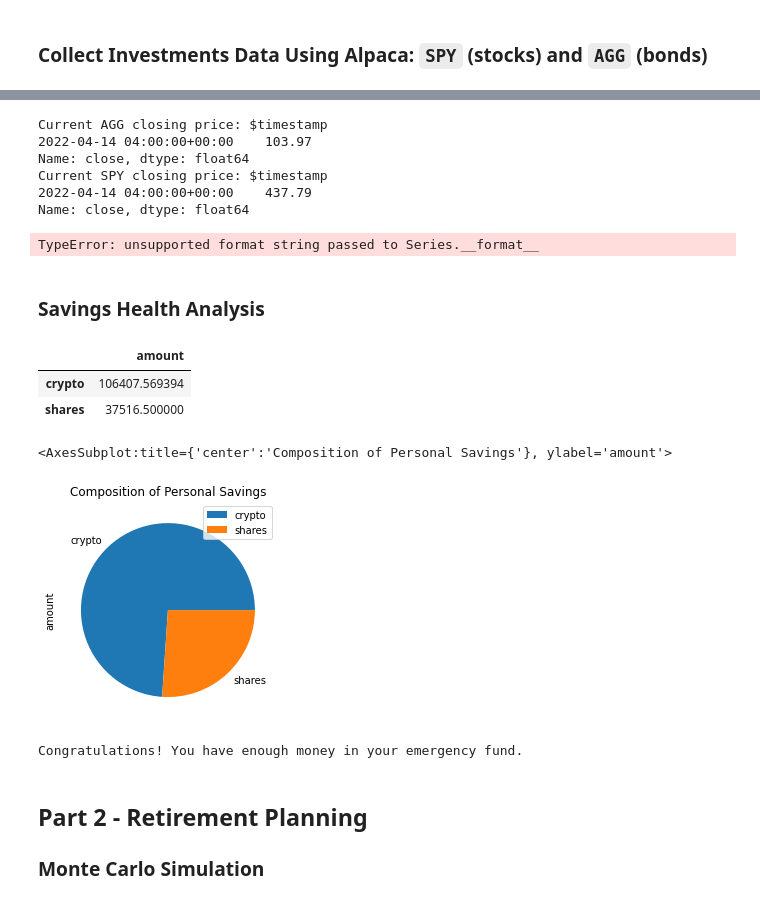
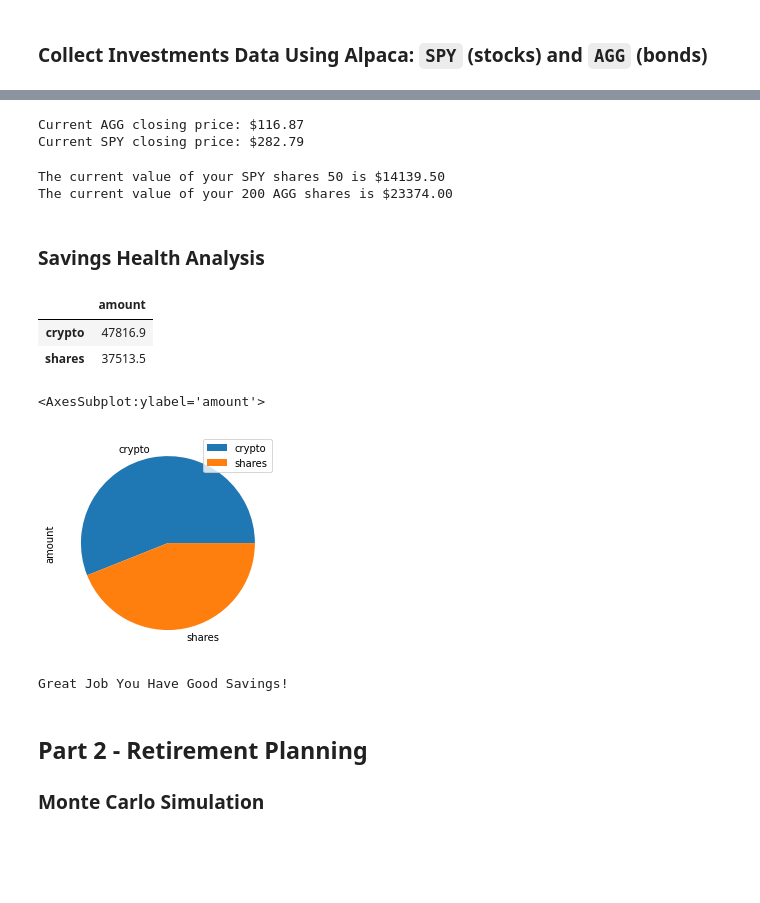
Before and after one commit to Deeha823/Rutgers-Personal, a Jupyter notebook: 02-Homework/05-APIs/Instructions/Starter_Code/financial-planner.ipynb, the cells around one changed output, grey strips where cells are left out. Saved outputs shown, nothing was run; the diff lists cells and outputs as text; code cells hidden in the pictures; blank space fills up the shorter version.

```diff
--- a/02-Homework/05-APIs/Instructions/Starter_Code/financial-planner.ipynb
+++ b/02-Homework/05-APIs/Instructions/Starter_Code/financial-planner.ipynb
@@ -70,7 +70,7 @@ alpaca = tradeapi.REST(
 # %%
 # Format current date as ISO format
 # YOUR CODE HERE!
-today = pd.Timestamp("2022-04-14", tz="America/New_York").isoformat()
+today = pd.Timestamp("2020-05-01", tz="America/New_York").isoformat()
 
 # Set the tickers
 tickers = ["AGG", "SPY"]
@@ -84,9 +84,9 @@ df_portfolio_current = alpaca.get_bars(
     tickers,
     timeframe,
     start=today,
-    end=today
+
 ).df
-df_portfolio_current
+
 
 # Reorganize the DataFrame
 # Separate ticker data
@@ -109,22 +120,18 @@ df_portfolio_current
 # %%
 # Pick AGG and SPY close prices
 # YOUR CODE HERE!
-agg_close_price = df_portfolio_current['AGG']['close']
+agg_close_price = float(df_portfolio_current['AGG']['close'][0])
 agg_close_price
 
-spy_close_price = df_portfolio_current['SPY']['close']
+spy_close_price = float(df_portfolio_current['SPY']['close'][0])
 spy_close_price
 
 # Print AGG and SPY close prices
 print(f"Current AGG closing price: ${agg_close_price}")
 print(f"Current SPY closing price: ${spy_close_price}")
 # %% [output]
-Current AGG closing price: $timestamp
-2022-04-14 04:00:00+00:00    103.97
-Name: close, dtype: float64
-Current SPY closing price: $timestamp
-2022-04-14 04:00:00+00:00    437.79
-Name: close, dtype: float64
+Current AGG closing price: $116.87
+Current SPY closing price: $282.79
 # %%
 # Compute the current value of shares
 # YOUR CODE HERE!
@@ -138,42 +145,62 @@ my_agg_value
 print(f"The current value of your SPY shares {my_spy} is ${my_spy_value:0.2f}")
 print(f"The current value of your {my_agg} AGG shares is ${my_agg_value:0.2f}")
 # %% [output]
-TypeError: unsupported format string passed to Series.__format__
+The current value of your SPY shares 50 is $14139.50
+The current value of your 200 AGG shares is $23374.00
 # %% [markdown]
 ### Savings Health Analysis
 # %%
 # Set monthly household income
 # YOUR CODE HERE!
+monthly_income = 12000
 
 # Consolidate financial assets data
 # YOUR CODE HERE!
+crypto_assets = my_btc_value + my_eth
+crypto_assets
+
+shares_assets = my_agg_value + my_spy_value
+shares_assets
+
+savings_data = [crypto_assets, shares_assets]
+savings_data
 
 # Create savings DataFrame
 # YOUR CODE HERE!
+df_savings = pd.DataFrame(savings_data, columns=['amount'], index=["crypto",'shares'])
+
 
 # Display savings DataFrame
-display(df_savings)
+df_savings
 # %% [output]
 |  | amount |
-| crypto | 106407.569394 |
-| shares | 37516.500000 |
+| crypto | 47816.9 |
+| shares | 37513.5 |
 # %%
 # Plot savings pie chart
 # YOUR CODE HERE!
+df_savings.plot.pie(y="amount")
 # %% [output]
-<AxesSubplot:title={'center':'Composition of Personal Savings'}, ylabel='amount'>
+<AxesSubplot:ylabel='amount'>
-[figure, old version]
+[figure, new version]
 # %%
 # Set ideal emergency fund
 emergency_fund = monthly_income * 3
 
 # Calculate total amount of savings
 # YOUR CODE HERE!
+total_savings = float(df_savings.sum())
 
 # Validate saving health
 # YOUR CODE HERE!
+if emergency_fund < total_savings:
+    print("Great Job You Have Good Savings!")
+elif emergency_fund ==total_savings:
+    print("Great Job you have exactly enough savings!")
+else:
+    print(f"You're not in the best saving situtation. Please Save {(emergency_fund-total_savings):0.2f} more.")
 # %% [output]
-Congratulations! You have enough money in your emergency fund.
+Great Job You Have Good Savings!
 # %% [markdown]
 ## Part 2 - Retirement Planning
 
```
Also changed, not shown: parts of 28 cells of this notebook.
